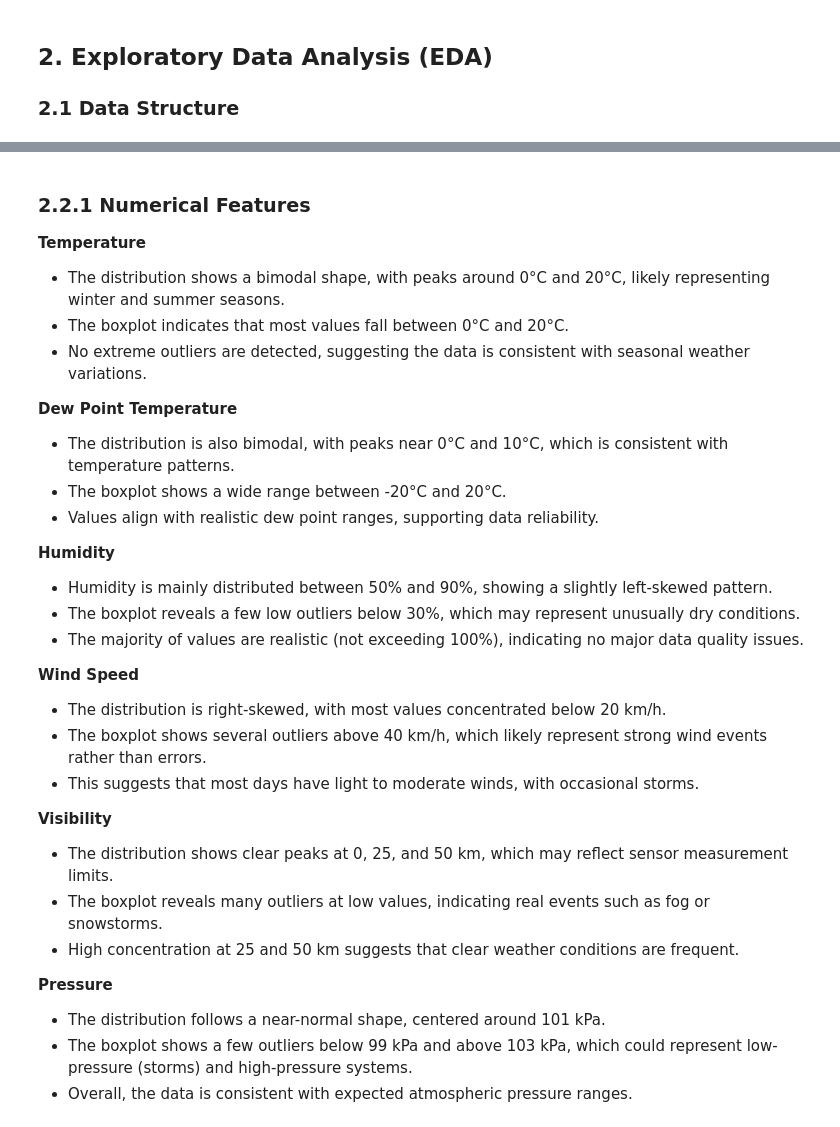
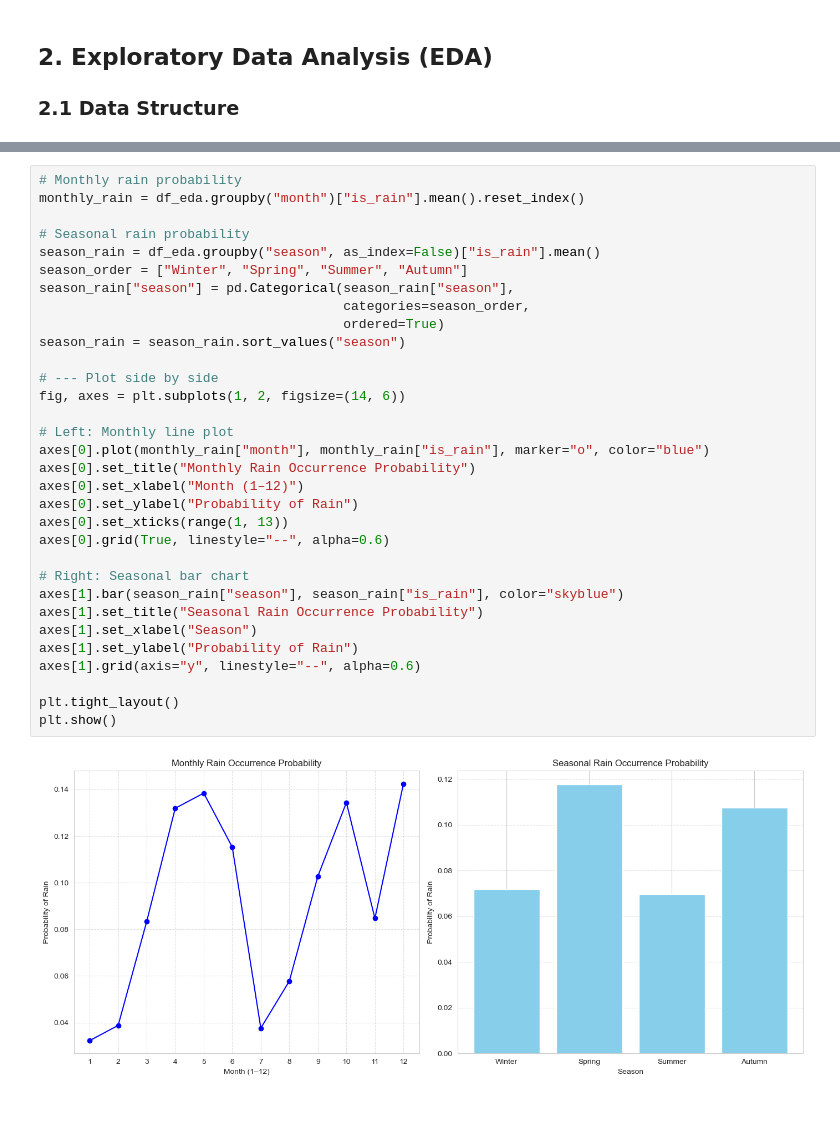
Before and after one commit to Yanyin-Chen-1156325/ST_ML_1156325, a Jupyter notebook: assignment2.ipynb, the cells around one changed output, grey strips where cells are left out. Saved outputs shown, nothing was run; the diff lists cells and outputs as text.

```diff
--- a/assignment2.ipynb
+++ b/assignment2.ipynb
@@ -429,31 +446,34 @@ for col in numerical_features:
-# %% [markdown]
-### 2.2.1 Numerical Features
-**Temperature**
-- The distribution shows a bimodal shape, with peaks around 0°C and 20°C, likely representing winter and summer seasons.
-- The boxplot indicates that most values fall between 0°C and 20°C.
-- No extreme outliers are detected, suggesting the data is consistent with seasonal weather variations.
-
-**Dew Point Temperature**
-- The distribution is also bimodal, with peaks near 0°C and 10°C, which is consistent with temperature patterns.
-- The boxplot shows a wide range between -20°C and 20°C.
-- Values align with realistic dew point ranges, supporting data reliability.
-
-**Humidity**
-- Humidity is mainly distributed between 50% and 90%, showing a slightly left-skewed pattern.
-- The boxplot reveals a few low outliers below 30%, which may represent unusually dry conditions.
-- The majority of values are realistic (not exceeding 100%), indicating no major data quality issues.
-
-**Wind Speed**
-- The distribution is right-skewed, with most values concentrated below 20 km/h.
-- The boxplot shows several outliers above 40 km/h, which likely represent strong wind events rather than errors.
-- This suggests that most days have light to moderate winds, with occasional storms.
-
-**Visibility**
-- The distribution shows clear peaks at 0, 25, and 50 km, which may reflect sensor measurement limits.
-- The boxplot reveals many outliers at low values, indicating real events such as fog or snowstorms.
-- High concentration at 25 and 50 km suggests that clear weather conditions are frequent.
-
-**Pressure**
-- The distribution follows a near-normal shape, centered around 101 kPa.
-- The boxplot shows a few outliers below 99 kPa and above 103 kPa, which could represent low-pressure (storms) and high-pressure systems.
-- Overall, the data is consistent with expected atmospheric pressure ranges.
+# %%
+# Monthly rain probability
+monthly_rain = df_eda.groupby("month")["is_rain"].mean().reset_index()
+
+# Seasonal rain probability
+season_rain = df_eda.groupby("season", as_index=False)["is_rain"].mean()
+season_order = ["Winter", "Spring", "Summer", "Autumn"]
+season_rain["season"] = pd.Categorical(season_rain["season"],
+                                       categories=season_order,
+                                       ordered=True)
+season_rain = season_rain.sort_values("season")
+
+# --- Plot side by side
+fig, axes = plt.subplots(1, 2, figsize=(14, 6))
+
+# Left: Monthly line plot
+axes[0].plot(monthly_rain["month"], monthly_rain["is_rain"], marker="o", color="blue")
+axes[0].set_title("Monthly Rain Occurrence Probability")
+axes[0].set_xlabel("Month (1–12)")
+axes[0].set_ylabel("Probability of Rain")
+axes[0].set_xticks(range(1, 13))
+axes[0].grid(True, linestyle="--", alpha=0.6)
+
+# Right: Seasonal bar chart
+axes[1].bar(season_rain["season"], season_rain["is_rain"], color="skyblue")
+axes[1].set_title("Seasonal Rain Occurrence Probability")
+axes[1].set_xlabel("Season")
+axes[1].set_ylabel("Probability of Rain")
+axes[1].grid(axis="y", linestyle="--", alpha=0.6)
+
+plt.tight_layout()
+plt.show()
+# %% [output]
+[figure, added]
```
Also changed, not shown: parts of 24 cells of this notebook.
